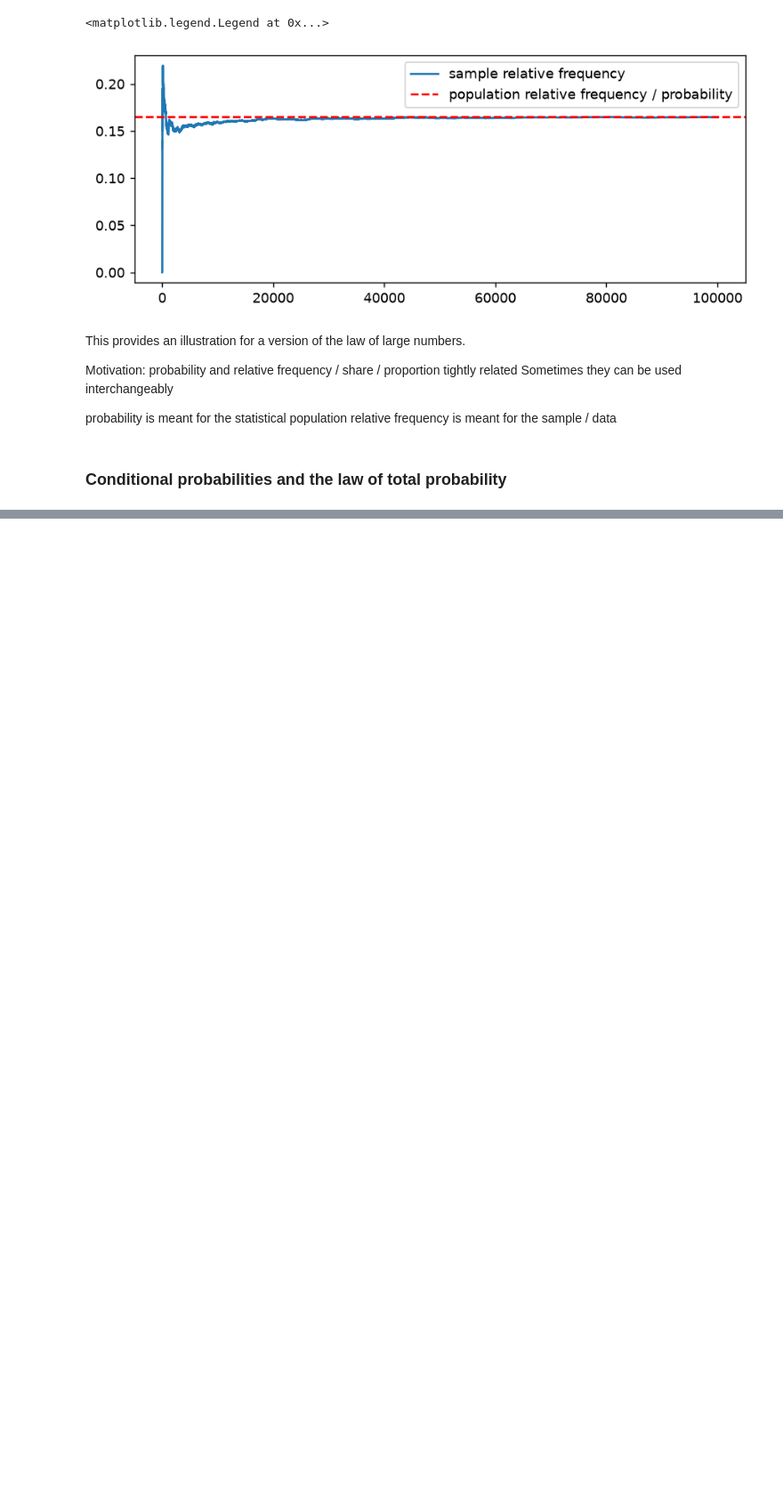
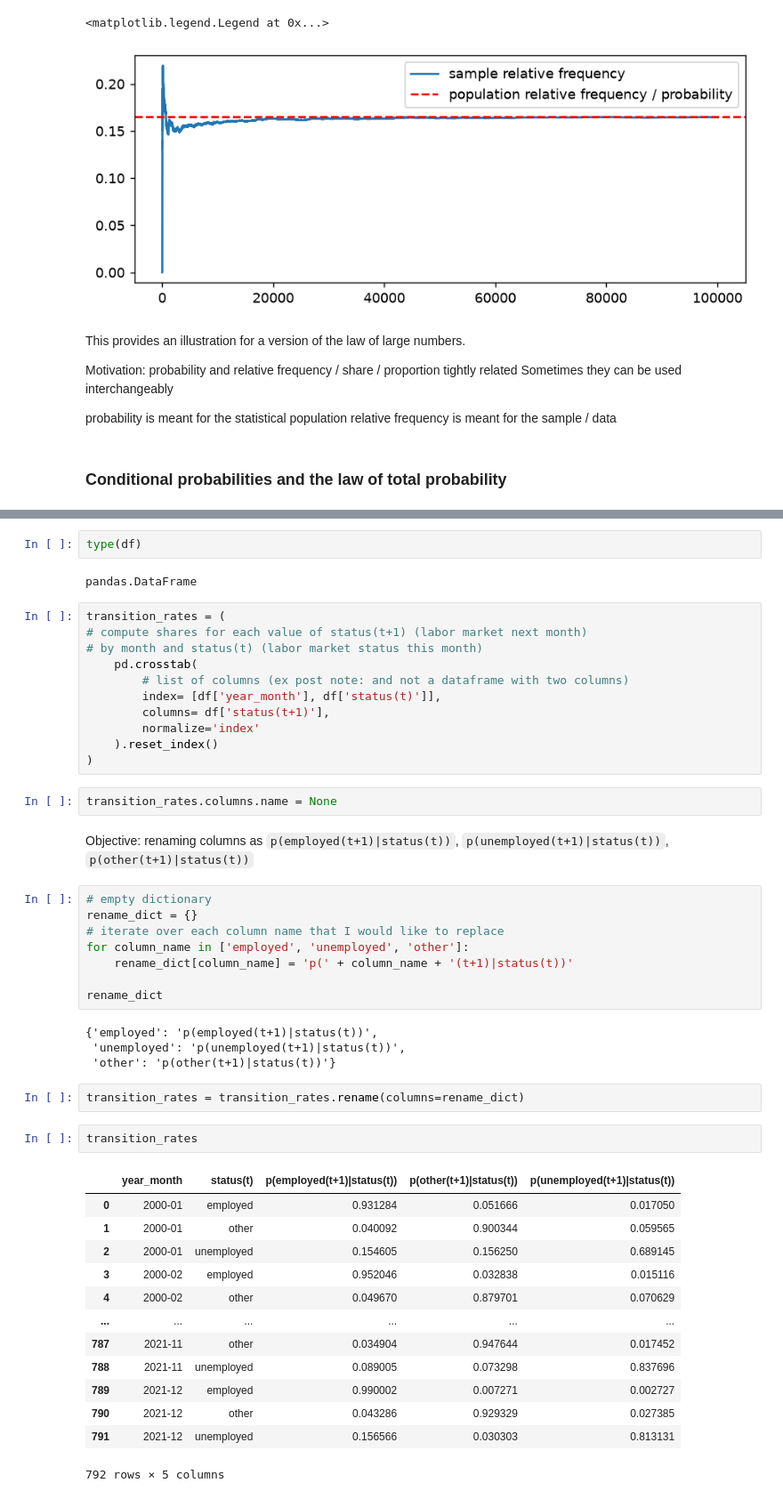
Before and after one commit to danielbgyetvai/data-analytics-python-wise2627, a Jupyter notebook: notebooks/probabilities.ipynb, the cells around one changed output, grey strips where cells are left out. Shown at 89% size. Drawn from its saved outputs; the diff is of its cells as text; blank space fills up the shorter version.

```diff
--- a/notebooks/probabilities.ipynb
+++ b/notebooks/probabilities.ipynb
@@ -389,0 +603,49 @@ Let us first create a coarser definition of employment status:
+# %%
+type(df)
+# %% [output]
+pandas.DataFrame
+# %%
+transition_rates = (
+# compute shares for each value of status(t+1) (labor market next month)
+# by month and status(t) (labor market status this month)
+    pd.crosstab(
+        # list of columns (ex post note: and not a dataframe with two columns)
+        index= [df['year_month'], df['status(t)']],
+        columns= df['status(t+1)'],
+        normalize='index'
+    ).reset_index()
+)
+# %%
+transition_rates.columns.name = None
+# %% [markdown]
+Objective: renaming columns as `p(employed(t+1)|status(t))`, `p(unemployed(t+1)|status(t))`, `p(other(t+1)|status(t))`
+# %%
+# empty dictionary
+rename_dict = {}
+# iterate over each column name that I would like to replace
+for column_name in ['employed', 'unemployed', 'other']:
+    rename_dict[column_name] = 'p(' + column_name + '(t+1)|status(t))'
+
+rename_dict
+# %% [output]
+{'employed': 'p(employed(t+1)|status(t))',
+ 'unemployed': 'p(unemployed(t+1)|status(t))',
+ 'other': 'p(other(t+1)|status(t))'}
+# %%
+transition_rates = transition_rates.rename(columns=rename_dict)
+# %%
+transition_rates
+# %% [output]
+|  | year_month | status(t) | p(employed(t+1)|status(t)) | p(other(t+1)|status(t)) | p(unemployed(t+1)|status(t)) |
+| 0 | 2000-01 | employed | 0.931284 | 0.051666 | 0.017050 |
+| 1 | 2000-01 | other | 0.040092 | 0.900344 | 0.059565 |
+| 2 | 2000-01 | unemployed | 0.154605 | 0.156250 | 0.689145 |
+| 3 | 2000-02 | employed | 0.952046 | 0.032838 | 0.015116 |
+| 4 | 2000-02 | other | 0.049670 | 0.879701 | 0.070629 |
+| ... | ... | ... | ... | ... | ... |
+| 787 | 2021-11 | other | 0.034904 | 0.947644 | 0.017452 |
+| 788 | 2021-11 | unemployed | 0.089005 | 0.073298 | 0.837696 |
+| 789 | 2021-12 | employed | 0.990002 | 0.007271 | 0.002727 |
+| 790 | 2021-12 | other | 0.043286 | 0.929329 | 0.027385 |
+| 791 | 2021-12 | unemployed | 0.156566 | 0.030303 | 0.813131 |
+792 rows × 5 columns
```
Also changed, not shown: parts of 20 cells of this notebook, 1 other file.
